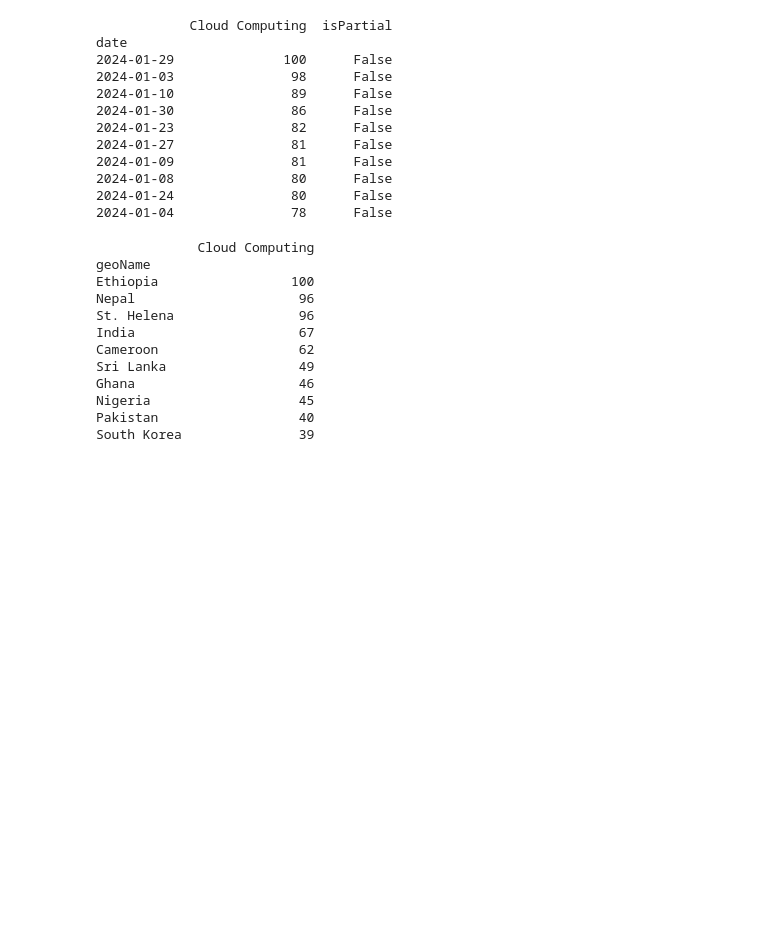
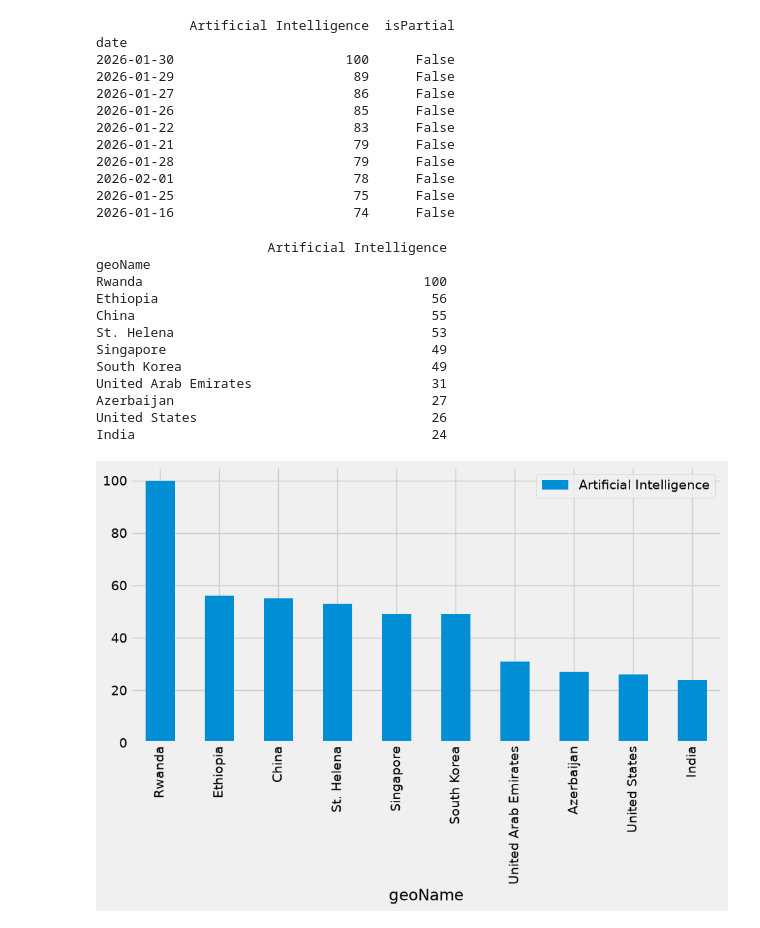
Before and after one commit to sripujan/search_analysis, a Jupyter notebook: Search_analysis.ipynb, the cells around one changed output. Cells and saved outputs as stored; diff of their text form; code cells hidden in the pictures; blank space fills up the shorter version.

```diff
--- a/Search_analysis.ipynb
+++ b/Search_analysis.ipynb
@@ -30,39 +30,46 @@ date
 # %%
-kw_list = ["Cloud Computing"]
-Trending_topics.build_payload(kw_list, cat=0, timeframe='2024-01-01 2024-02-01', geo='', gprop='')
+kw_list = ["Artificial Intelligence"]
+Trending_topics.build_payload(kw_list, cat=0, timeframe='2026-01-01 2026-02-01', geo='', gprop='')
 data = Trending_topics.interest_over_time()
-data = data.sort_values(by="Cloud Computing", ascending = False)
+data = data.sort_values(by="Artificial Intelligence", ascending = False)
 data = data.head(10)
 print(data)
 # %% [output]
-            Cloud Computing  isPartial
+            Artificial Intelligence  isPartial
 date
-2024-01-29              100      False
-2024-01-03               98      False
-2024-01-10               89      False
-2024-01-30               86      False
-2024-01-23               82      False
-2024-01-27               81      False
-2024-01-09               81      False
-2024-01-08               80      False
-2024-01-24               80      False
-2024-01-04               78      False
+2026-01-30                      100      False
+2026-01-29                       89      False
+2026-01-27                       86      False
+2026-01-26                       85      False
+2026-01-22                       83      False
+2026-01-21                       79      False
+2026-01-28                       79      False
+2026-02-01                       78      False
+2026-01-25                       75      False
+2026-01-16                       74      False
 # %%
 data = Trending_topics.interest_by_region()
-data = data.sort_values(by="Cloud Computing",
+data = data.sort_values(by="Artificial Intelligence",
                         ascending = False)
 data = data.head(10)
 print(data)
 # %% [output]
-             Cloud Computing
+                      Artificial Intelligence
 geoName
-Ethiopia                 100
-Nepal                     96
-St. Helena                96
-India                     67
-Cameroon                  62
-Sri Lanka                 49
-Ghana                     46
-Nigeria                   45
-Pakistan                  40
-South Korea               39
+Rwanda                                    100
+Ethiopia                                   56
+China                                      55
+St. Helena                                 53
+Singapore                                  49
+South Korea                                49
+United Arab Emirates                       31
+Azerbaijan                                 27
+United States                              26
+India                                      24
+# %%
+data.reset_index().plot(x='geoName', y='Artificial Intelligence',
+                        figsize=(10,5), kind="bar")
+plt.style.use('fivethirtyeight')
+plt.show()
+# %% [output]
+[figure, added]
```
Also changed, not shown: parts of 4 cells of this notebook.
